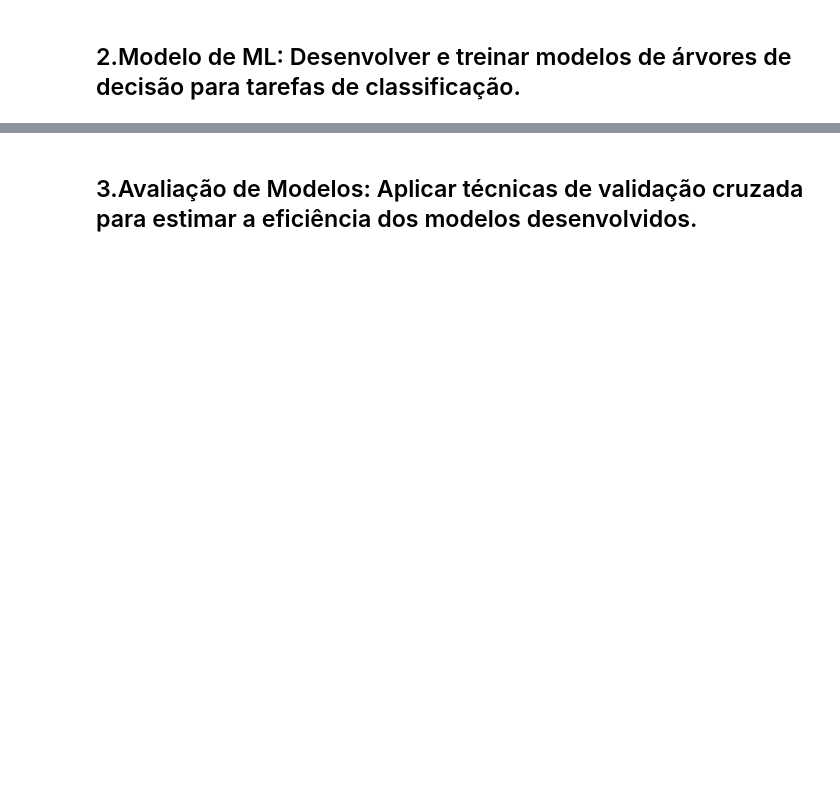
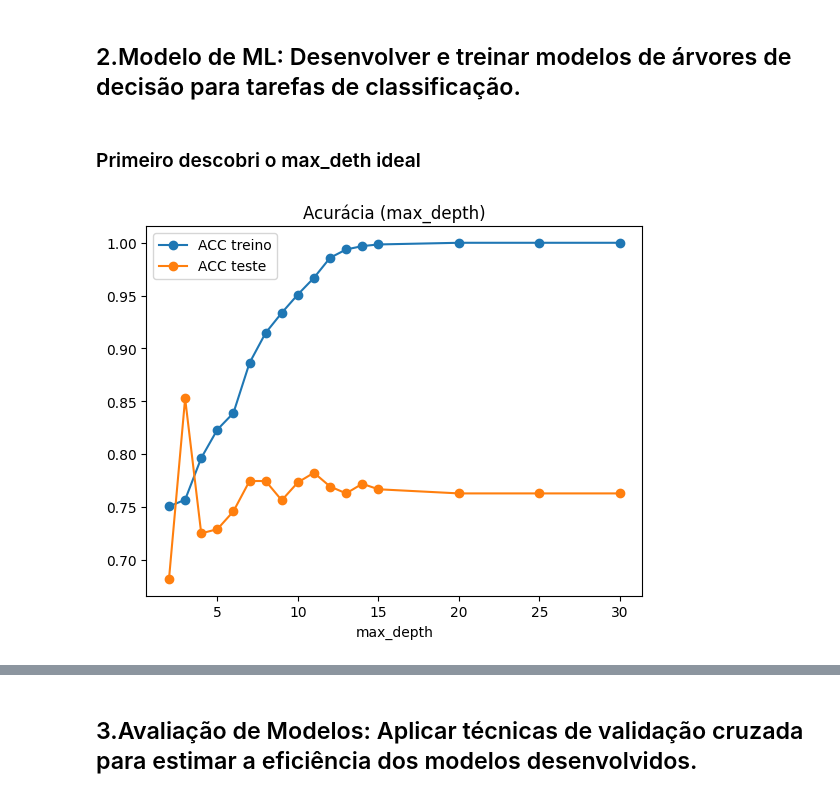
Before and after one commit to rodrigo1992-cmyk/Faculdade, a Jupyter notebook: Notebooks/rodrigo_mesquita_PB_TP3.ipynb, the cells around one changed output, grey strips where cells are left out. Drawn from its saved outputs; the diff is of its cells as text; code cells hidden in the pictures; blank space fills up the shorter version.

```diff
--- a/Notebooks/rodrigo_mesquita_PB_TP3.ipynb
+++ b/Notebooks/rodrigo_mesquita_PB_TP3.ipynb
@@ -183,6 +208,35 @@ pd.DataFrame(pca.components_.T, columns=['PC1','PC2','PC3','PC4','PC5'], index =
 # %% [markdown]
 ## 2.Modelo de ML:  Desenvolver e treinar modelos de árvores de decisão para tarefas de classificação.
-# %%
-clf = DecisionTreeClassifier(random_state=20)
-clf = clf.fit(x_train, y_train)
-y_pred = pd.DataFrame(clf.predict(x_test))
+# %% [markdown]
+### Primeiro descobri o max_deth ideal
+# %%
+from sklearn import tree
+from sklearn.tree import DecisionTreeClassifier
+from sklearn.metrics import accuracy_score
+
+valor_depth = [2,3,4,5,6,7,8,9,10,11,12,13,14,15,20,25,30]
+train_yhat, train_acc,train_scores,test_yhat,test_acc,test_scores = [],[],[],[],[],[]
+
+for d in valor_depth:
+    clf = DecisionTreeClassifier(max_depth = d, random_state=40)
+    clf = clf.fit(X_train_pca, Y_train)
+    y_pred = pd.DataFrame(clf.predict(X_test_pca))
+
+    #Avaliar score com dados de treino
+    train_yhat = clf.predict(X_train_pca)
+    train_acc = accuracy_score(Y_train, train_yhat)
+    train_scores.append(train_acc)
+
+    #Avaliar score com dados de teste
+    test_yhat = clf.predict(X_test_pca)
+    test_acc = accuracy_score(Y_test, test_yhat)
+    test_scores.append(test_acc)
+
+plt.plot(valor_depth, train_scores, '-o', label='ACC treino')
+plt.plot(valor_depth, test_scores, '-o', label='ACC teste')
+plt.xlabel('max_depth')
+plt.title('Acurácia (max_depth)')
+plt.legend()
+plt.show()
+# %% [output]
+[figure, added]
```
Also changed, not shown: parts of 22 cells of this notebook.
